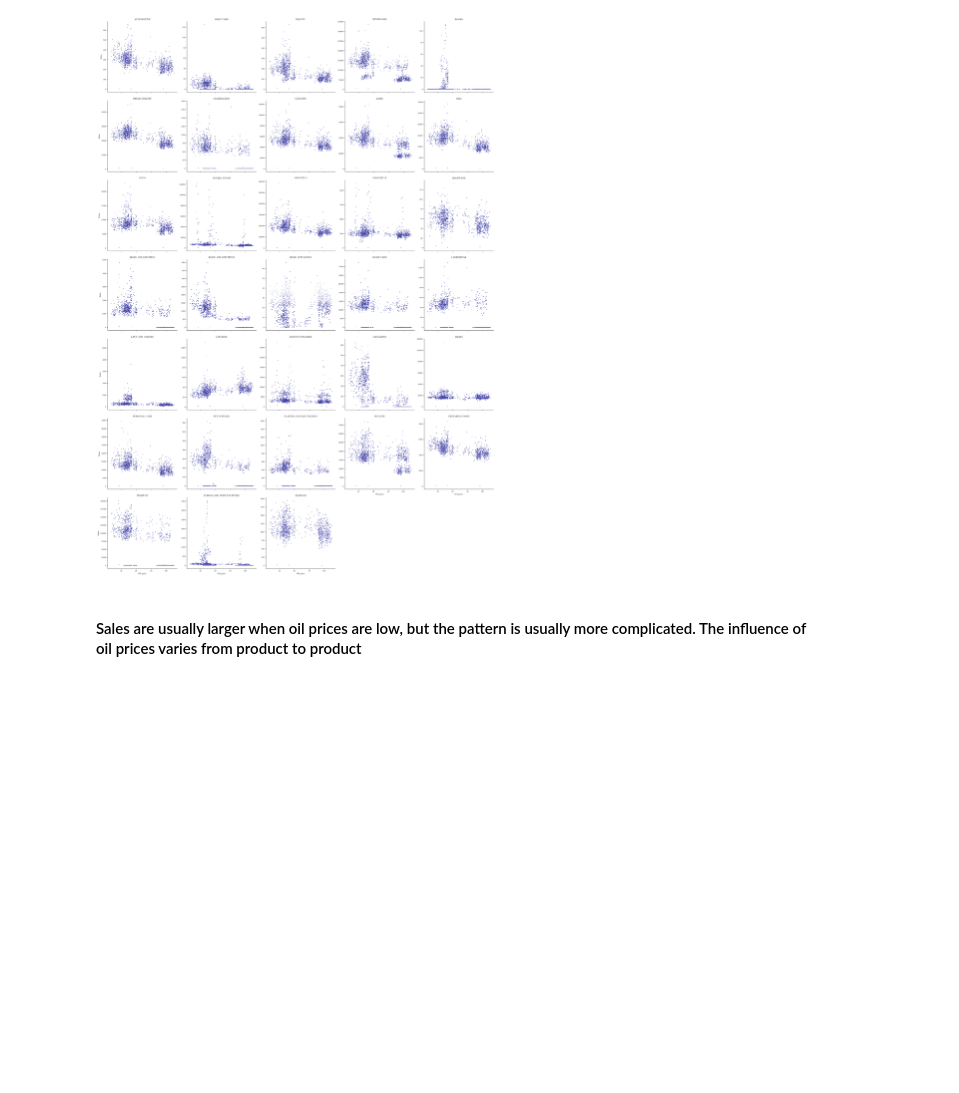
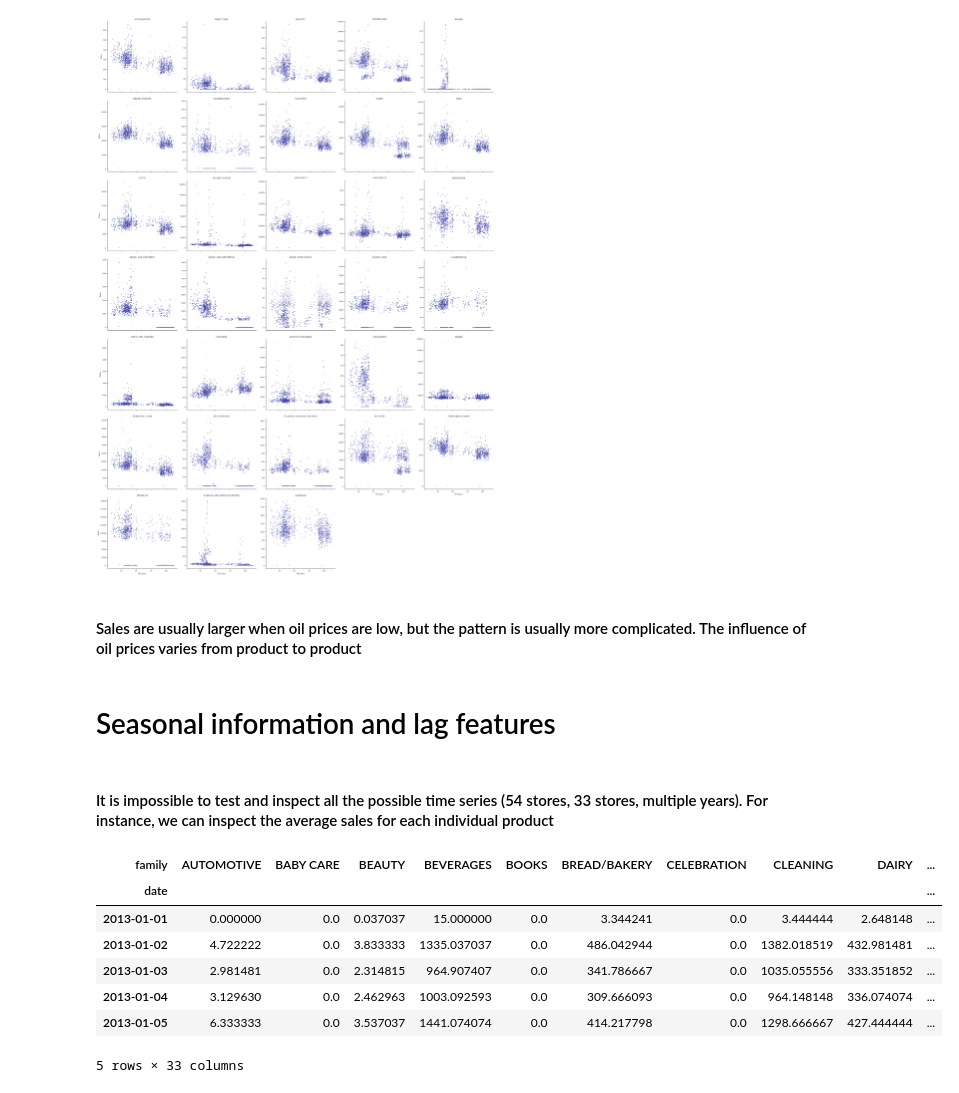
Before and after one commit to bertlem/kaggle-store-sales-ts-forecasting, a Jupyter notebook: data_exploration.ipynb, the cells around one changed output. Drawn from its saved outputs; the diff is of its cells as text; code cells hidden in the pictures; blank space fills up the shorter version.

```diff
--- a/data_exploration.ipynb
+++ b/data_exploration.ipynb
@@ -606,0 +621,17 @@ multi_scatter(temp, 'price_oil_interp', 'sales', 'family', 5, r'Oil price', r'Sa
+# %% [markdown]
+# Seasonal information and lag features
+# %% [markdown]
+#### It is impossible to test and inspect all the possible time series (54 stores, 33 stores, multiple years). For instance, we can inspect the average sales for each individual product
+# %%
+temp_lag = data.groupby(["date", "family"]).sales.mean().reset_index()#.set_index("date")
+average_sales = temp_lag.pivot(index='date', columns='family', values='sales')
+average_sales.head()
+# %% [output]
+| family | AUTOMOTIVE | BABY CARE | BEAUTY | BEVERAGES | BOOKS | BREAD/BAKERY | CELEBRATION | CLEANING | DAIRY | ... |
+| date |  |  |  |  |  |  |  |  |  | ... |
+| 2013-01-01 | 0.000000 | 0.0 | 0.037037 | 15.000000 | 0.0 | 3.344241 | 0.0 | 3.444444 | 2.648148 | ... |
+| 2013-01-02 | 4.722222 | 0.0 | 3.833333 | 1335.037037 | 0.0 | 486.042944 | 0.0 | 1382.018519 | 432.981481 | ... |
+| 2013-01-03 | 2.981481 | 0.0 | 2.314815 | 964.907407 | 0.0 | 341.786667 | 0.0 | 1035.055556 | 333.351852 | ... |
+| 2013-01-04 | 3.129630 | 0.0 | 2.462963 | 1003.092593 | 0.0 | 309.666093 | 0.0 | 964.148148 | 336.074074 | ... |
+| 2013-01-05 | 6.333333 | 0.0 | 3.537037 | 1441.074074 | 0.0 | 414.217798 | 0.0 | 1298.666667 | 427.444444 | ... |
+5 rows × 33 columns
```
Also changed, not shown: parts of 16 cells of this notebook, 4 other files.
